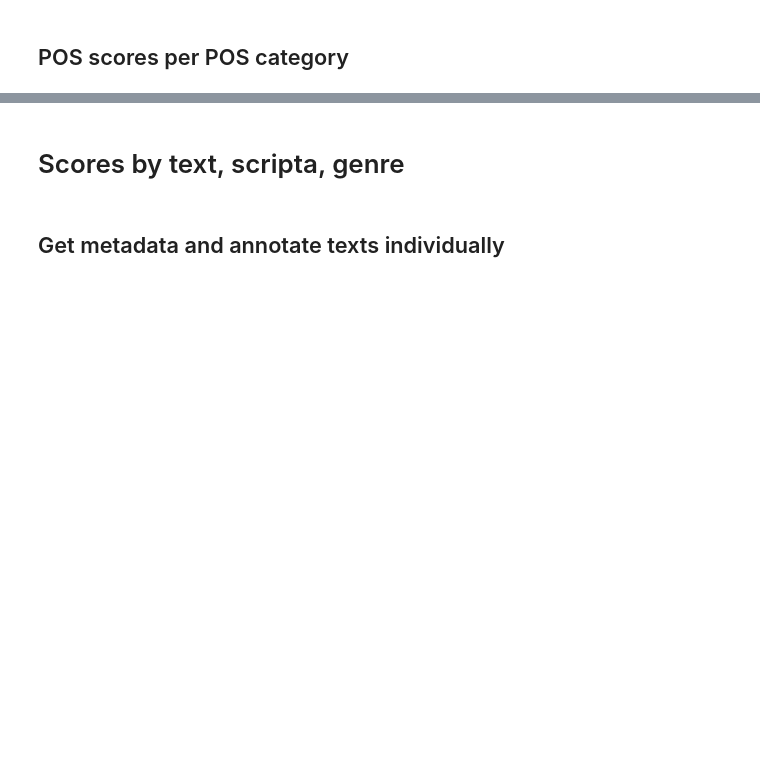
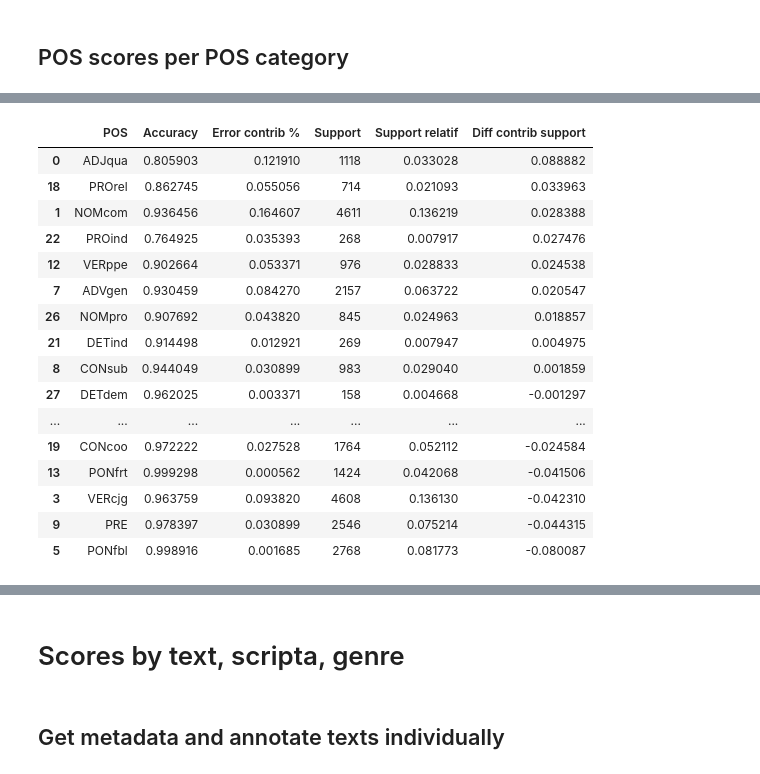
Before and after one commit to LucenceIng/evaluationModeleCILPR, a Jupyter notebook: recupLexemesVThibaultC.ipynb, the cells around one changed output, grey strips where cells are left out. Saved outputs shown, nothing was run; the diff lists cells and outputs as text; code cells hidden in the pictures; blank space fills up the shorter version.

```diff
--- a/recupLexemesVThibaultC.ipynb
+++ b/recupLexemesVThibaultC.ipynb
@@ -403,3 +418,26 @@ PosPosDetails.sort_values("Diff contrib support", ascending=False)
+# %%
+# Largest categories only
+PosPosDetails.loc[
+    (PosPosDetails[["Support"]] > 99).values,:
+].sort_values("Diff contrib support", ascending=False)
+# %% [output]
+|  | POS | Accuracy | Error contrib % | Support | Support relatif | Diff contrib support |
+| 0 | ADJqua | 0.805903 | 0.121910 | 1118 | 0.033028 | 0.088882 |
+| 18 | PROrel | 0.862745 | 0.055056 | 714 | 0.021093 | 0.033963 |
+| 1 | NOMcom | 0.936456 | 0.164607 | 4611 | 0.136219 | 0.028388 |
+| 22 | PROind | 0.764925 | 0.035393 | 268 | 0.007917 | 0.027476 |
+| 12 | VERppe | 0.902664 | 0.053371 | 976 | 0.028833 | 0.024538 |
+| 7 | ADVgen | 0.930459 | 0.084270 | 2157 | 0.063722 | 0.020547 |
+| 26 | NOMpro | 0.907692 | 0.043820 | 845 | 0.024963 | 0.018857 |
+| 21 | DETind | 0.914498 | 0.012921 | 269 | 0.007947 | 0.004975 |
+| 8 | CONsub | 0.944049 | 0.030899 | 983 | 0.029040 | 0.001859 |
+| 27 | DETdem | 0.962025 | 0.003371 | 158 | 0.004668 | -0.001297 |
+| ... | ... | ... | ... | ... | ... | ... |
+| 19 | CONcoo | 0.972222 | 0.027528 | 1764 | 0.052112 | -0.024584 |
+| 13 | PONfrt | 0.999298 | 0.000562 | 1424 | 0.042068 | -0.041506 |
+| 3 | VERcjg | 0.963759 | 0.093820 | 4608 | 0.136130 | -0.042310 |
+| 9 | PRE | 0.978397 | 0.030899 | 2546 | 0.075214 | -0.044315 |
+| 5 | PONfbl | 0.998916 | 0.001685 | 2768 | 0.081773 | -0.080087 |
 # %%
 # Get some confusion matrix
 confMat = defaultdict(Counter)
```
Also changed, not shown: parts of 26 cells of this notebook, 1 other file.
